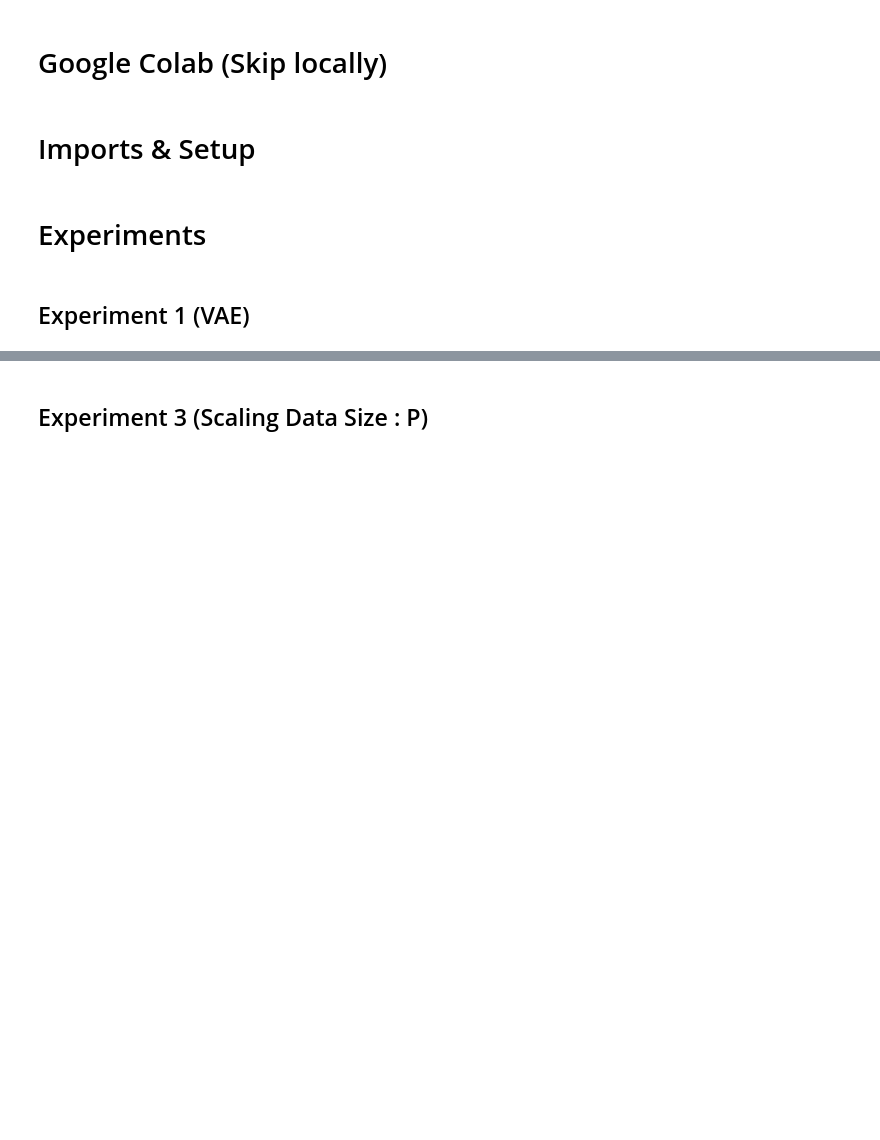
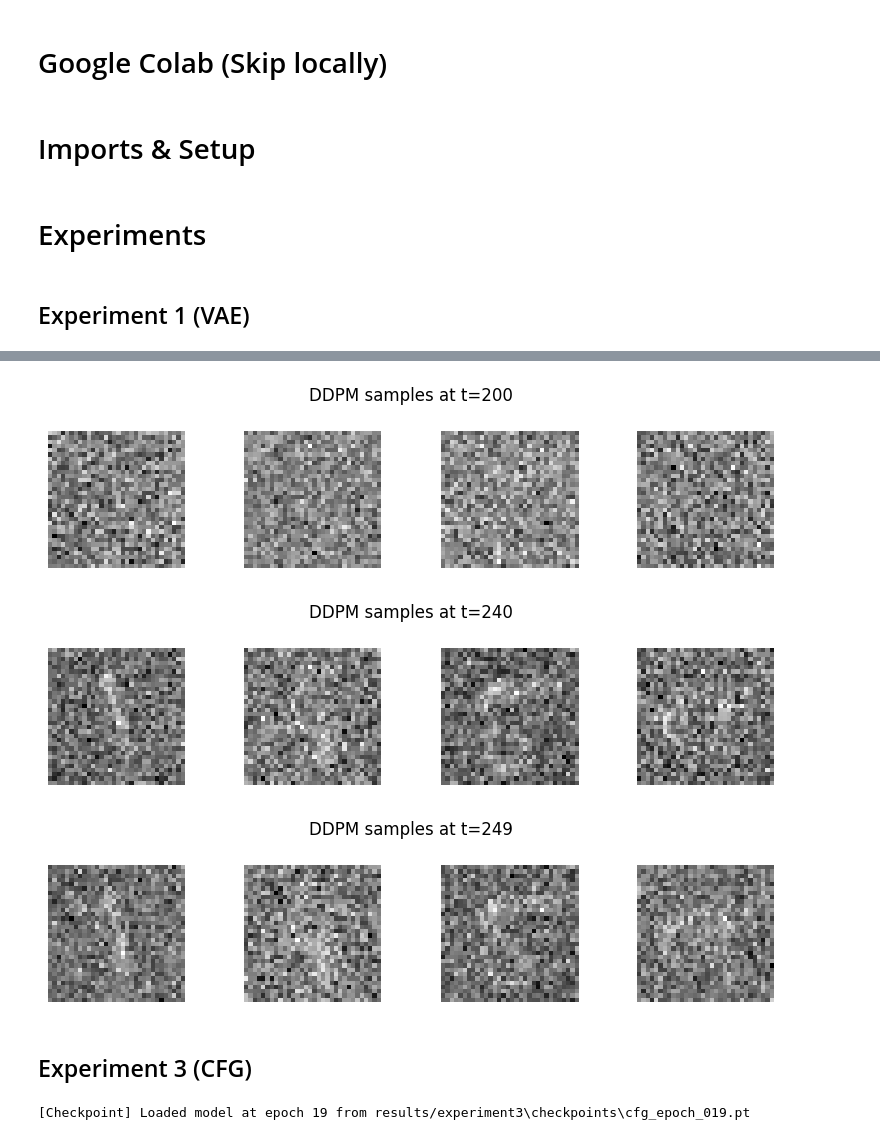
Before and after one commit to fwilhelmy/genai-experiments, a Jupyter notebook: src/main.ipynb, the cells around one changed output, grey strips where cells are left out. Saved outputs shown, nothing was run; the diff lists cells and outputs as text; code cells hidden in the pictures; blank space fills up the shorter version.

```diff
--- a/src/main.ipynb
+++ b/src/main.ipynb
@@ -61,6 +110,33 @@ ddpm_trainer = experiment2()
+# %%
+n_steps=250
+steps_to_show = [200, 240, 249]  # whatever you used
+images = ddpm_trainer.generate_intermediate_samples(
+    n_steps=n_steps,
+    n_samples=4,
+    img_size=32,
+    steps_to_show=steps_to_show,
+    set_seed=True
+)
+
+# images is a list of numpy arrays, one per step in steps_to_show (plus the initial noise)
+for img_array, step in zip(images, steps_to_show):
+    # img_array.shape == (4, 1, H, W)
+    fig, axes = plt.subplots(1, img_array.shape[0], figsize=(img_array.shape[0]*2,2))
+    for i, ax in enumerate(axes):
+        ax.imshow(img_array[i].squeeze(), cmap="gray")
+        ax.axis("off")
+    fig.suptitle(f"DDPM samples at t={step}")
+    plt.tight_layout()
+    plt.show()
+# %% [output]
+[figure, added]
+[figure, added]
+[figure, added]
 # %%
 # TODO make_archive('experiment2', 'zip', 'logs/experiment2')
 # %% [markdown]
-## Experiment 3 (Scaling Data Size : P)
+## Experiment 3 (CFG)
 # %%
-cfg_trainer = experiment3()
+cfg_trainer = experiment3(False)
+# %% [output]
+[Checkpoint] Loaded model at epoch 19 from results/experiment3\checkpoints\cfg_epoch_019.pt
```
Also changed, not shown: parts of 8 cells of this notebook, 3 other files.
